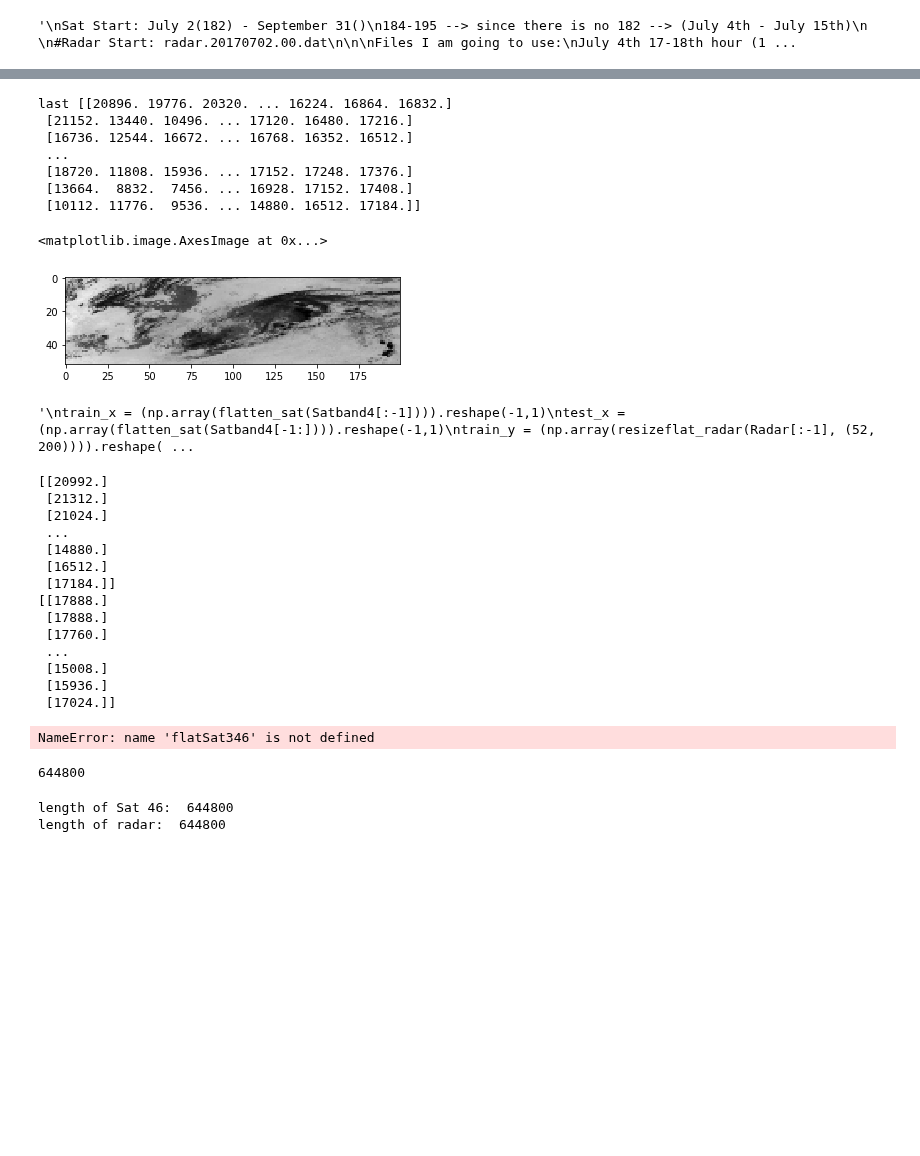
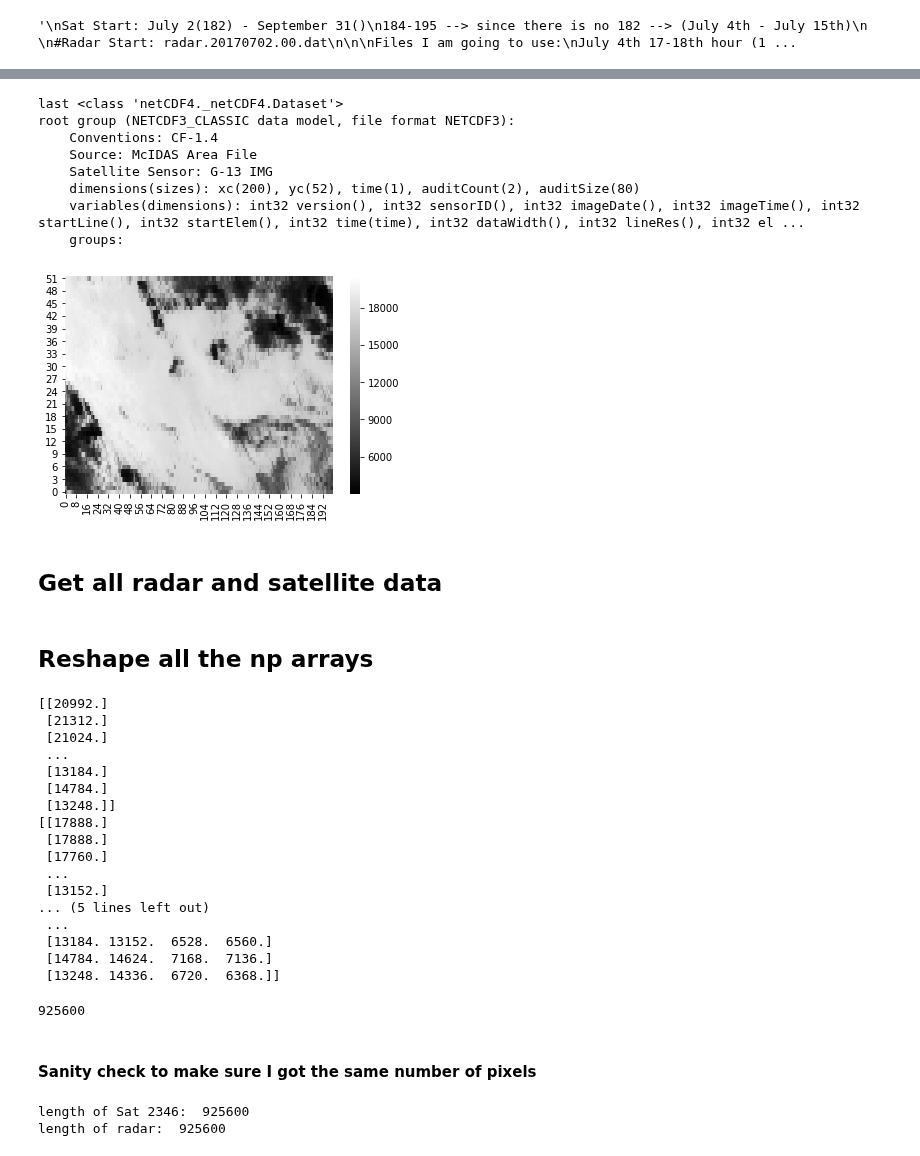
Before and after one commit to yuanzhou15/capstone-weather, a Jupyter notebook: yuan/Linear Regression.ipynb, the cells around one changed output, grey strips where cells are left out. Drawn from its saved outputs; the diff is of its cells as text; code cells hidden in the pictures; blank space fills up the shorter version.

```diff
--- a/yuan/Linear Regression.ipynb
+++ b/yuan/Linear Regression.ipynb
@@ -58,6 +98,6 @@ def resizeflat_radar(radar_list, shape): #radar will be the list of radar images
 #new_radar = resizeflat_radar(imgs2017, (52, 200))
 #print(len(new_radar[0]))
 # %%
-test = wdata.Sat.getYear(2017, 4)
-print(len(test))
+test4 = wdata.Sat.getYear(2017, 4)
+print(len(test4))
 # %% [output]
@@ -74,16 +114,18 @@ print(len(test))
 # %%
-print("last",test[-1]['data'][0])
-plt.imshow(test[0]['data'][0], cmap='gray')
+print("last",test4[-1])
+
+fig = sns.heatmap(test4[-1]['data'][0], cmap='gray')
+fig.invert_yaxis()
 # %% [output]
-last [[20896. 19776. 20320. ... 16224. 16864. 16832.]
- [21152. 13440. 10496. ... 17120. 16480. 17216.]
- [16736. 12544. 16672. ... 16768. 16352. 16512.]
- ...
- [18720. 11808. 15936. ... 17152. 17248. 17376.]
- [13664.  8832.  7456. ... 16928. 17152. 17408.]
- [10112. 11776.  9536. ... 14880. 16512. 17184.]]
+last <class 'netCDF4._netCDF4.Dataset'>
+root group (NETCDF3_CLASSIC data model, file format NETCDF3):
+    Conventions: CF-1.4
+    Source: McIDAS Area File
+    Satellite Sensor: G-13 IMG
+    dimensions(sizes): xc(200), yc(52), time(1), auditCount(2), auditSize(80)
+    variables(dimensions): int32 version(), int32 sensorID(), int32 imageDate(), int32 imageTime(), int32 startLine(), int32 startElem(), int32 time(time), int32 dataWidth(), int32 lineRes(), int32 el ...
+    groups:
-<matplotlib.image.AxesImage at 0x...>
-[figure, old version]
+[figure, new version]
 # %%
 def flatten_sat(sat_list):
     flattened_list = []
@@ -91,4 +133,6 @@ def flatten_sat(sat_list):
         flattened = sat_list[index]['data'][0].flatten()
         flattened_list.append(flattened.tolist())
     return flattened_list
+# %% [markdown]
+## Get all radar and satellite data
 # %%
@@ -101,14 +144,5 @@ Satband2 = wdata.Sat.getYear(2017, 2)
-# %%
-#print(Satband4[-1]['data'][0])
-#print(len(Satband4[:-1]))
-'''
-train_x = (np.array(flatten_sat(Satband4[:-1]))).reshape(-1,1)
-test_x = (np.array(flatten_sat(Satband4[-1:]))).reshape(-1,1)
-train_y = (np.array(resizeflat_radar(Radar[:-1], (52, 200)))).reshape(-1,1)
-test_y = (np.array(resizeflat_radar(Radar[-1:], (52, 200)))).reshape(-1,1)
-'''
-# %% [output]
-'\ntrain_x = (np.array(flatten_sat(Satband4[:-1]))).reshape(-1,1)\ntest_x = (np.array(flatten_sat(Satband4[-1:]))).reshape(-1,1)\ntrain_y = (np.array(resizeflat_radar(Radar[:-1], (52, 200)))).reshape( ...
+# %% [markdown]
+## Reshape all the np arrays
 # %%
 flatSat4 = (np.array(flatten_sat(Satband4))).reshape(-1,1)
 flatSat6 = (np.array(flatten_sat(Satband6))).reshape(-1,1)
@@ -117,36 +151,37 @@ flatSat2 = (np.array(flatten_sat(Satband2))).reshape(-1,1)
 print(flatSat4)
 print(flatSat6)
 flatSat2346 = np.concatenate((flatSat4, flatSat6, flatSat3, flatSat2), axis=1)
-
-print(len(flatSat2346), flatSat346)
+print(len(flatSat2346), flatSat2346)
+flatSat46 = np.concatenate((flatSat4, flatSat6), axis=1)
+flatRad =  (np.array(resizeflat_radar(Radar, (52, 200)))).reshape(-1,1)
+print(len(flatRad))
 # %% [output]
 [[20992.]
  [21312.]
  [21024.]
  ...
- [14880.]
- [16512.]
- [17184.]]
+ [13184.]
+ [14784.]
+ [13248.]]
 [[17888.]
  [17888.]
  [17760.]
  ...
- [15008.]
- [15936.]
- [17024.]]
+ [13152.]
+... (5 lines left out)
+ ...
+ [13184. 13152.  6528.  6560.]
+ [14784. 14624.  7168.  7136.]
+ [13248. 14336.  6720.  6368.]]
-NameError: name 'flatSat346' is not defined
+925600
-# %%
-flatRad =  (np.array(resizeflat_radar(Radar, (52, 200)))).reshape(-1,1)
-print(len(flatRad))
-# %% [output]
-644800
+# %% [markdown]
+#### Sanity check to make sure I got the same number of pixels
 # %%
-print("length of Sat 46: ", len(flatSat3)) # all are lists of length 10400
-#print("length of Sat 6: ", len(flatSat6[0]))
+print("length of Sat 2346: ", len(flatSat2346))
 print("length of radar: ", len(flatRad))
 # %% [output]
-length of Sat 46:  644800
-length of radar:  644800
+length of Sat 2346:  925600
+length of radar:  925600
 # %%
 '''
 Linear Regression
```
Also changed, not shown: parts of 20 cells of this notebook.
